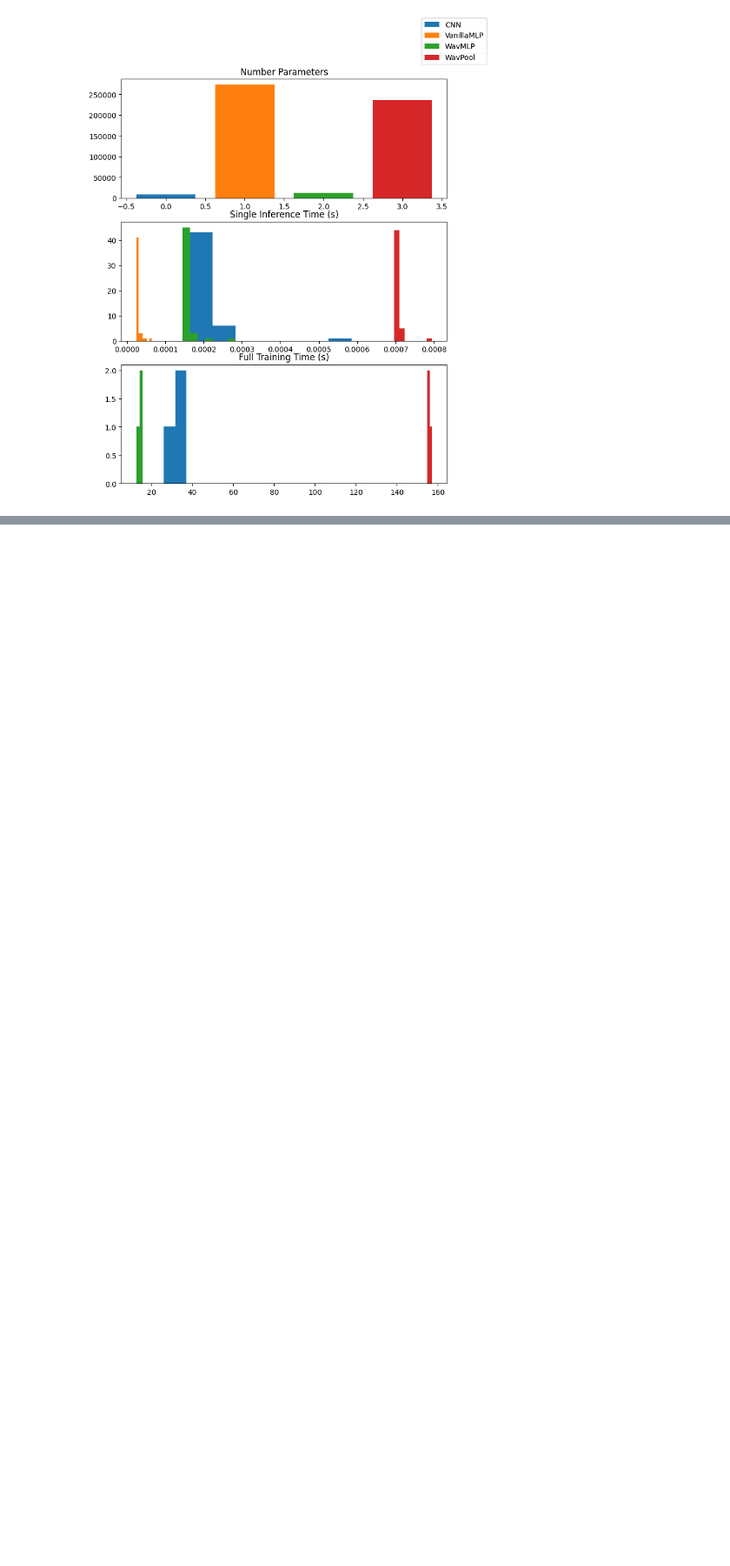
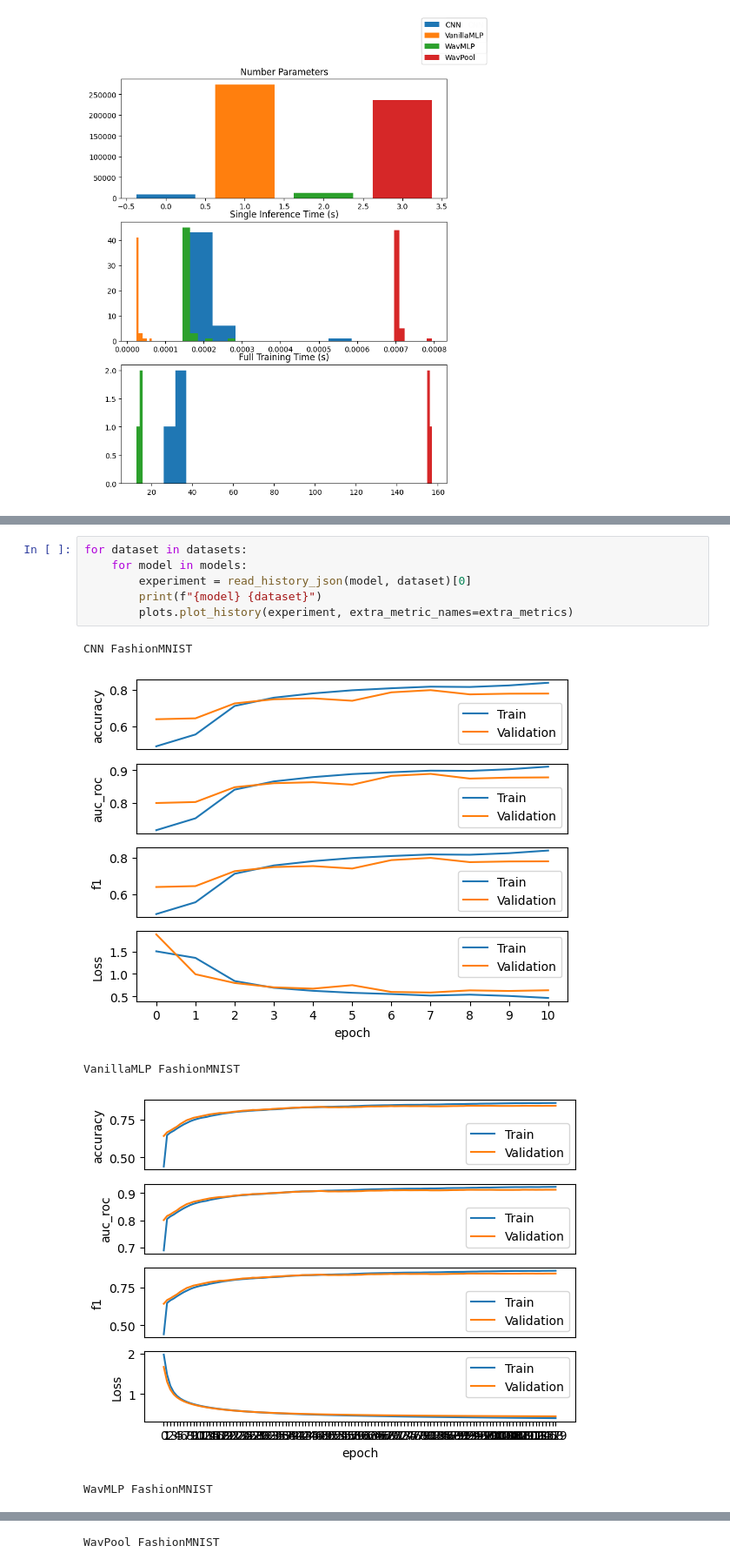
Before and after one commit to deepskies/DeepWavNN, a Jupyter notebook: notebooks/results_visuals.ipynb, the cells around one changed output, grey strips where cells are left out. Shown at 87% size. Cells and saved outputs as stored; diff of their text form; blank space fills up the shorter version.

```diff
--- a/notebooks/results_visuals.ipynb
+++ b/notebooks/results_visuals.ipynb
@@ -115,0 +140,12 @@ for dataset in datasets:
+# %%
+for dataset in datasets:
+    for model in models:
+        experiment = read_history_json(model, dataset)[0]
+        print(f"{model} {dataset}")
+        plots.plot_history(experiment, extra_metric_names=extra_metrics)
+# %% [output]
+CNN FashionMNIST
+[figure, added]
+VanillaMLP FashionMNIST
+[figure, added]
+WavMLP FashionMNIST
@@ -115,0 +153 @@ for dataset in datasets:
+WavPool FashionMNIST
```
Also changed, not shown: parts of 4 cells of this notebook.
